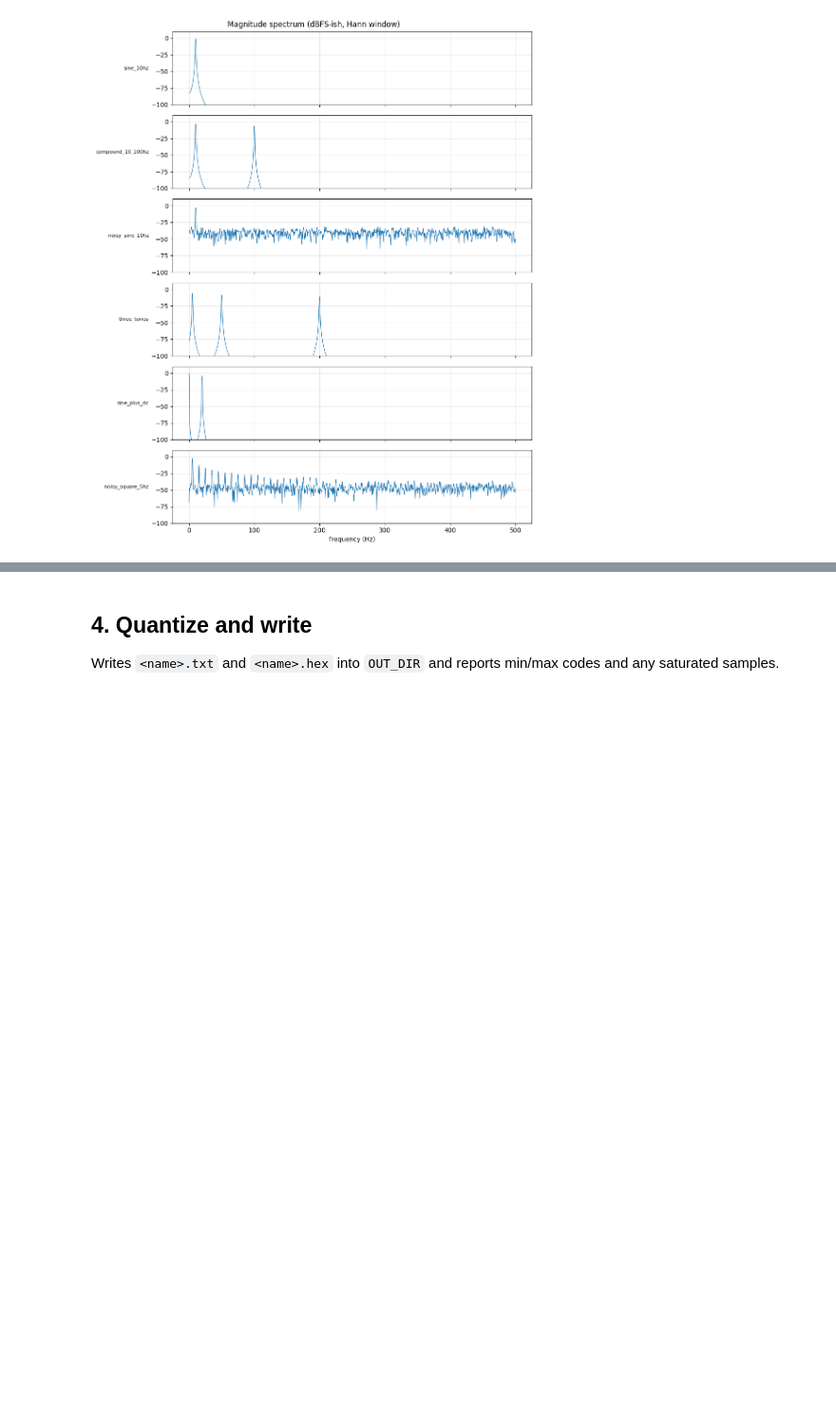
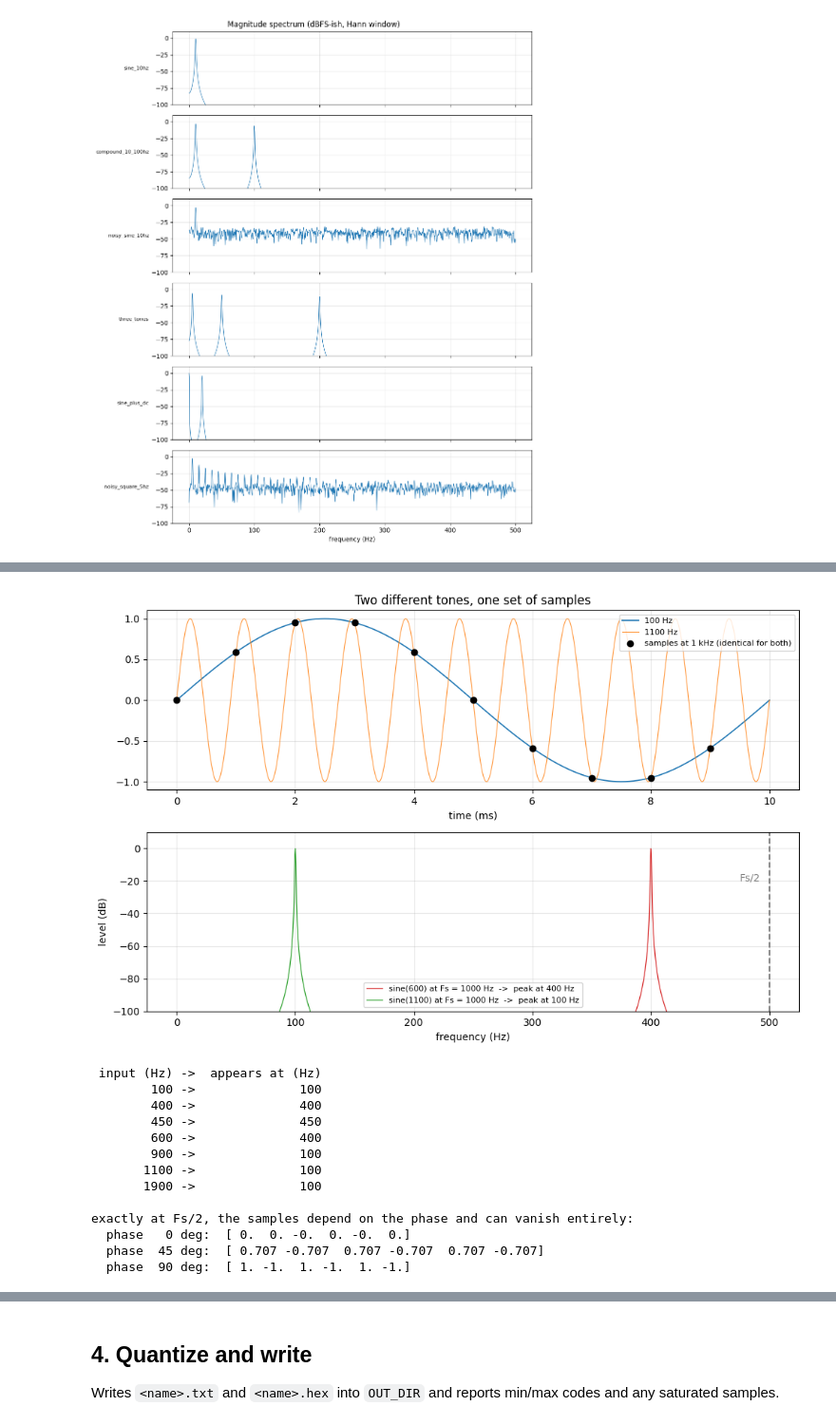
Before and after one commit to sametgul/logic_playground, a Jupyter notebook: dsp02_test_signals/notebooks/generate_signals.ipynb, the cells around one changed output, grey strips where cells are left out. Shown at 95% size. Cells and saved outputs as stored; diff of their text form; code cells hidden in the pictures; blank space fills up the shorter version.

```diff
--- a/dsp02_test_signals/notebooks/generate_signals.ipynb
+++ b/dsp02_test_signals/notebooks/generate_signals.ipynb
@@ -80,0 +391,52 @@ plt.show()
+# %%
+tt = np.linspace(0, 0.010, 4000)                # "continuous" time, first 10 ms
+ts = np.arange(10) / FS                         # the sample instants at Fs = 1 kHz
+
+fig, (ax1, ax2) = plt.subplots(2, 1, figsize=(10, 6.5))
+ax1.plot(tt * 1000, np.sin(2 * np.pi * 100 * tt), label='100 Hz', lw=1.2)
+ax1.plot(tt * 1000, np.sin(2 * np.pi * 1100 * tt), label='1100 Hz', lw=0.8, alpha=0.8)
+ax1.plot(ts * 1000, np.sin(2 * np.pi * 100 * ts), 'ko', label='samples at 1 kHz (identical for both)')
+ax1.set_xlabel('time (ms)')
+ax1.set_title('Two different tones, one set of samples')
+ax1.legend(fontsize=8, loc='upper right')
+ax1.grid(alpha=0.3)
+
+w = np.hanning(N)
+fq = np.fft.rfftfreq(N, d=1 / FS)
+for f_in, color in ((600, 'tab:red'), (1100, 'tab:green')):
+    x = np.array(sine(f_in, 1.0, n=N, fs=FS))
+    s = np.abs(np.fft.rfft(x * w)) / (w.sum() / 2)
+    ax2.plot(fq, 20 * np.log10(s + 1e-12), lw=0.9, color=color, label=f'sine({f_in}) at Fs = {FS:g} Hz  ->  peak at {fq[s.argmax()]:.0f} Hz')
+ax2.axvline(FS / 2, color='gray', ls='--')
+ax2.text(FS / 2 - 8, -20, 'Fs/2', ha='right', color='gray')
+ax2.set_ylim(-100, 10)
+ax2.set_xlabel('frequency (Hz)')
+ax2.set_ylabel('level (dB)')
+ax2.legend(fontsize=8)
+ax2.grid(alpha=0.3)
+fig.tight_layout()
+plt.show()
+
+alias = lambda f: abs(f - FS * round(f / FS))
+print(f"{'input (Hz)':>11} -> {'appears at (Hz)':>16}")
+for f in (100, 400, 450, 600, 900, 1100, 1900):
+    print(f"{f:>11} -> {alias(f):>16.0f}")
+
+print("\nexactly at Fs/2, the samples depend on the phase and can vanish entirely:")
+for phase in (0, np.pi / 4, np.pi / 2):
+    print(f"  phase {np.degrees(phase):>3.0f} deg: ", np.round(np.sin(2 * np.pi * (FS / 2) * np.arange(6) / FS + phase), 3))
+# %% [output]
+[figure, added]
+ input (Hz) ->  appears at (Hz)
+        100 ->              100
+        400 ->              400
+        450 ->              450
+        600 ->              400
+        900 ->              100
+       1100 ->              100
+       1900 ->              100
+
+exactly at Fs/2, the samples depend on the phase and can vanish entirely:
+  phase   0 deg:  [ 0.  0. -0.  0. -0.  0.]
+  phase  45 deg:  [ 0.707 -0.707  0.707 -0.707  0.707 -0.707]
+  phase  90 deg:  [ 1. -1.  1. -1.  1. -1.]
```
Also changed, not shown: parts of 21 cells of this notebook.
